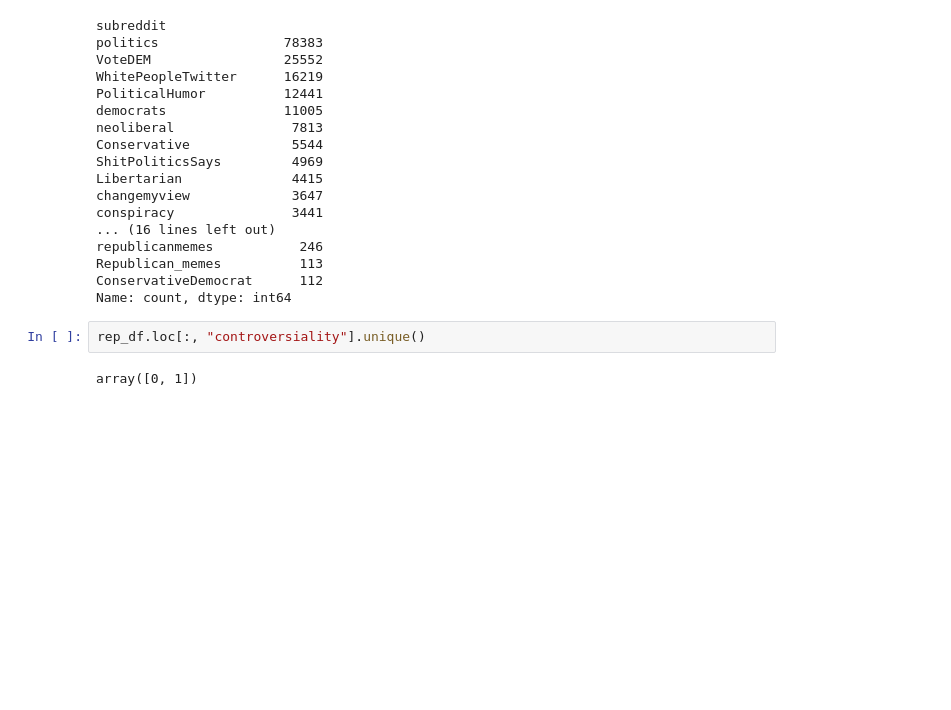
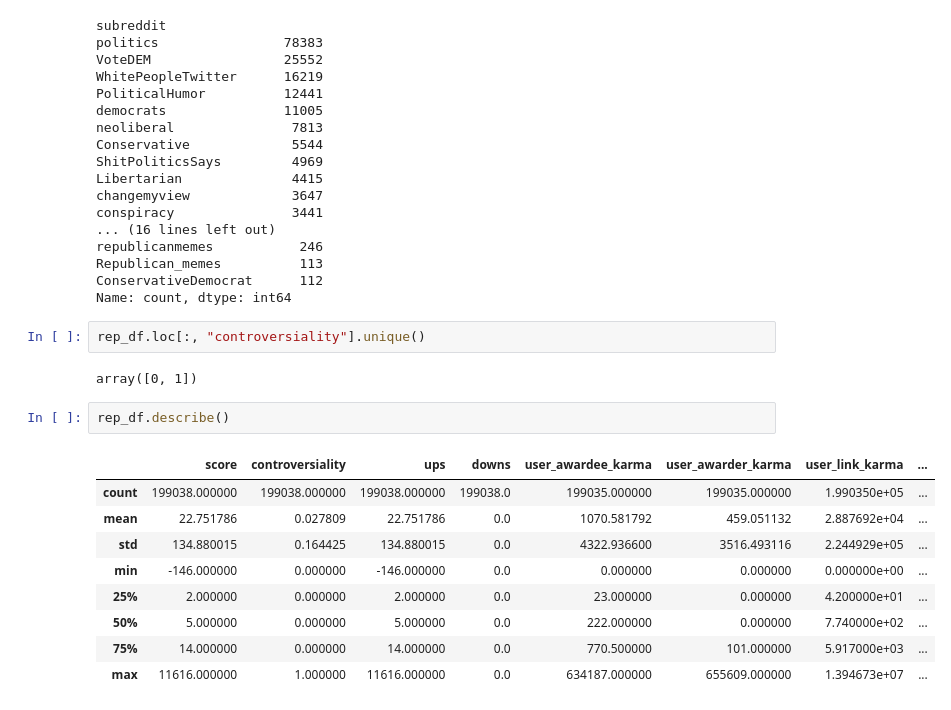
Before and after one commit to jakegodsall/reddit-political-opinion, a Jupyter notebook: initial_exploration/initial_exploration_republicans.ipynb, the cells around one changed output. Cells and saved outputs as stored; diff of their text form; blank space fills up the shorter version.

```diff
--- a/initial_exploration/initial_exploration_republicans.ipynb
+++ b/initial_exploration/initial_exploration_republicans.ipynb
@@ -125,3 +125,15 @@ Name: count, dtype: int64
 rep_df.loc[:, "controversiality"].unique()
 # %% [output]
 array([0, 1])
+# %%
+rep_df.describe()
+# %% [output]
+|  | score | controversiality | ups | downs | user_awardee_karma | user_awarder_karma | user_link_karma | ... |
+| count | 199038.000000 | 199038.000000 | 199038.000000 | 199038.0 | 199035.000000 | 199035.000000 | 1.990350e+05 | ... |
+| mean | 22.751786 | 0.027809 | 22.751786 | 0.0 | 1070.581792 | 459.051132 | 2.887692e+04 | ... |
+| std | 134.880015 | 0.164425 | 134.880015 | 0.0 | 4322.936600 | 3516.493116 | 2.244929e+05 | ... |
+| min | -146.000000 | 0.000000 | -146.000000 | 0.0 | 0.000000 | 0.000000 | 0.000000e+00 | ... |
+| 25% | 2.000000 | 0.000000 | 2.000000 | 0.0 | 23.000000 | 0.000000 | 4.200000e+01 | ... |
+| 50% | 5.000000 | 0.000000 | 5.000000 | 0.0 | 222.000000 | 0.000000 | 7.740000e+02 | ... |
+| 75% | 14.000000 | 0.000000 | 14.000000 | 0.0 | 770.500000 | 101.000000 | 5.917000e+03 | ... |
+| max | 11616.000000 | 1.000000 | 11616.000000 | 0.0 | 634187.000000 | 655609.000000 | 1.394673e+07 | ... |
```
Also changed, not shown: parts of 2 cells of this notebook, 1 other file.
